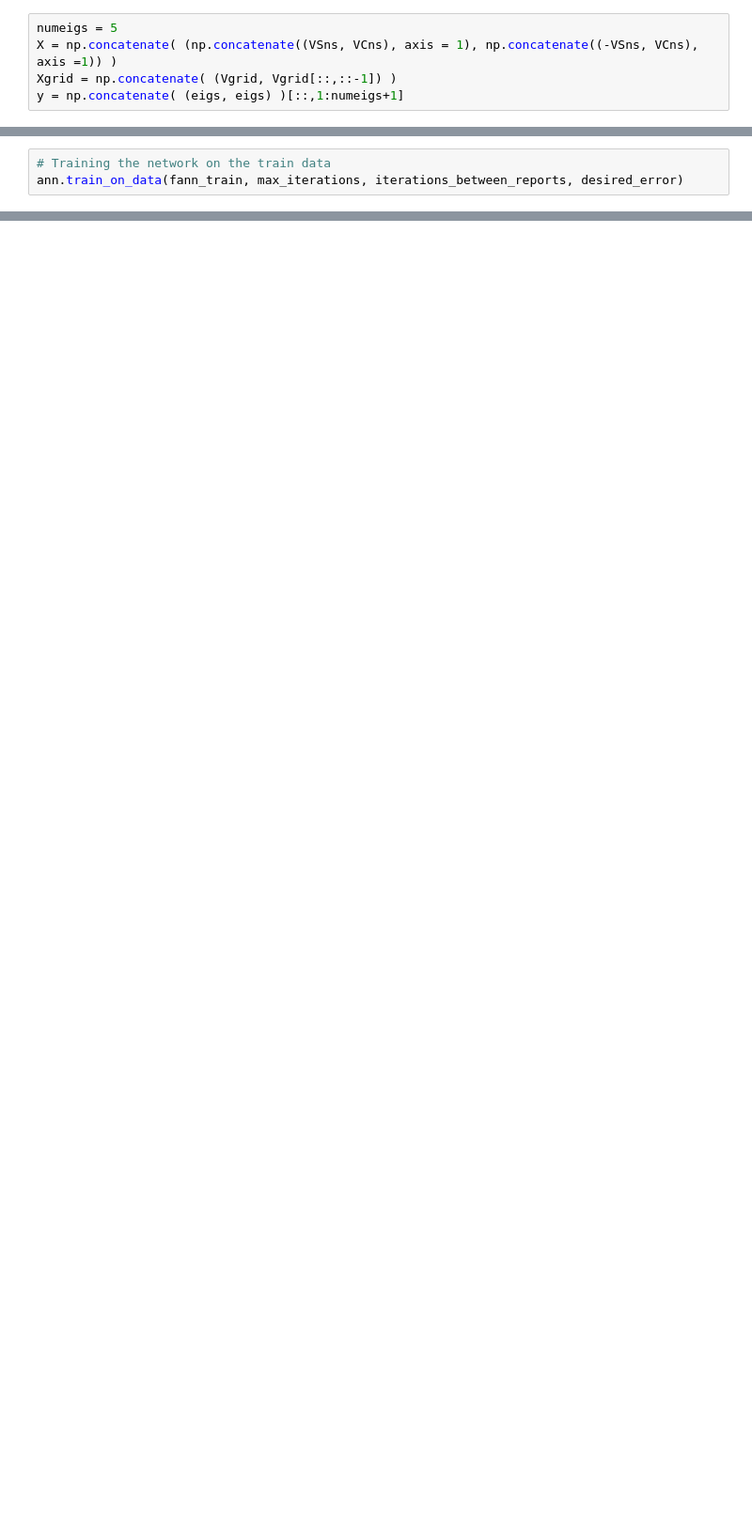
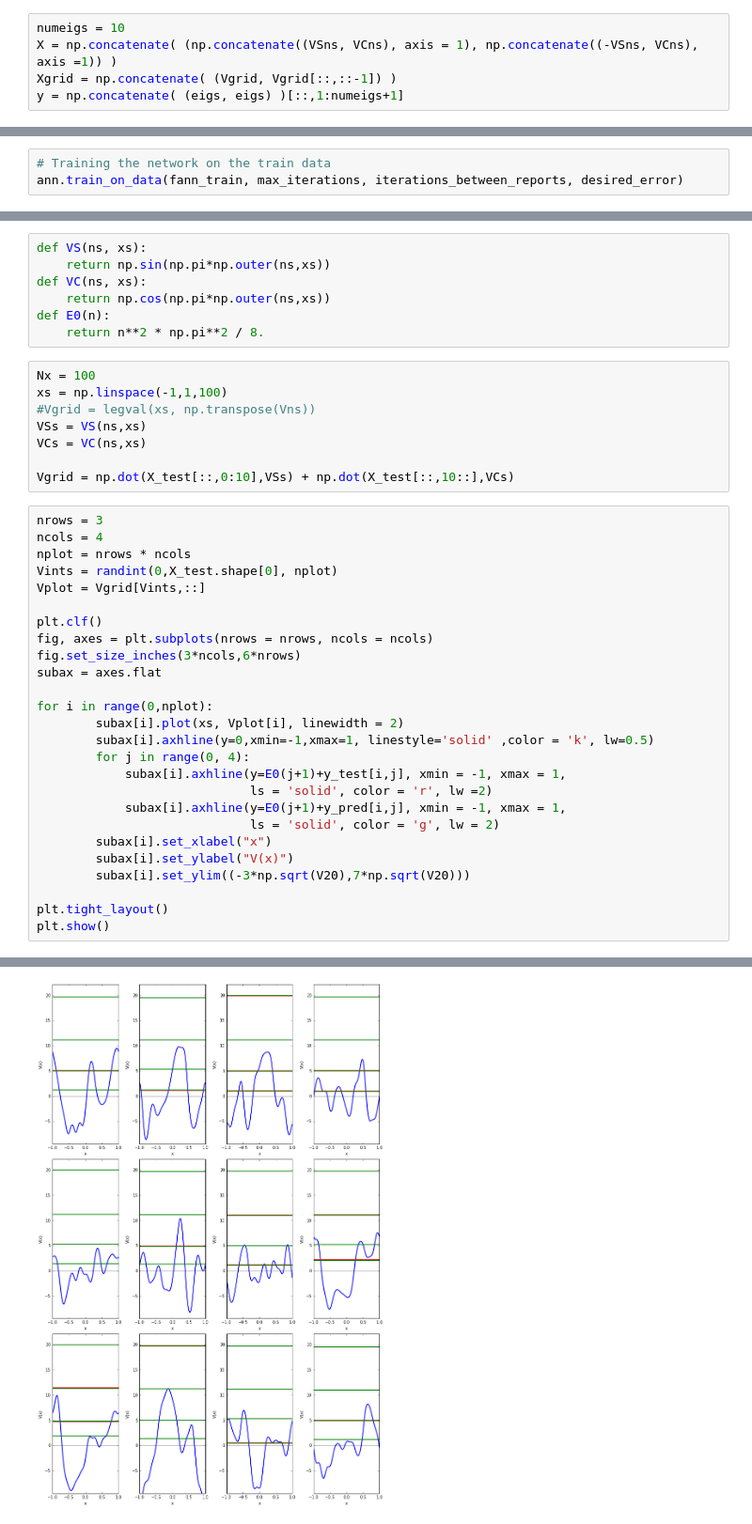
Before and after one commit to dhudsmith/qmnnet, a Jupyter notebook: jupyter/learn.ipynb, the cells around one changed output, grey strips where cells are left out. Shown: that part at 94% size. Cells and saved outputs as stored; diff of their text form; blank space fills up the shorter version.

```diff
--- a/jupyter/learn.ipynb
+++ b/jupyter/learn.ipynb
@@ -65,5 +65,5 @@ print(Vgrid.shape)
 # %%
-numeigs = 5
+numeigs = 10
 X = np.concatenate( (np.concatenate((VSns, VCns), axis = 1), np.concatenate((-VSns, VCns), axis =1)) )
 Xgrid = np.concatenate( (Vgrid, Vgrid[::,::-1]) )
 y = np.concatenate( (eigs, eigs) )[::,1:numeigs+1]
@@ -148,0 +147,42 @@ np.mean(y_err_out, axis = 0)
+# %%
+def VS(ns, xs):
+    return np.sin(np.pi*np.outer(ns,xs))
+def VC(ns, xs):
+    return np.cos(np.pi*np.outer(ns,xs))
+def E0(n):
+    return n**2 * np.pi**2 / 8.
+# %%
+Nx = 100
+xs = np.linspace(-1,1,100)
+#Vgrid = legval(xs, np.transpose(Vns))
+VSs = VS(ns,xs)
+VCs = VC(ns,xs)
+
+Vgrid = np.dot(X_test[::,0:10],VSs) + np.dot(X_test[::,10::],VCs)
+# %%
+nrows = 3
+ncols = 4
+nplot = nrows * ncols
+Vints = randint(0,X_test.shape[0], nplot)
+Vplot = Vgrid[Vints,::]
+
+plt.clf()
+fig, axes = plt.subplots(nrows = nrows, ncols = ncols)
+fig.set_size_inches(3*ncols,6*nrows)
+subax = axes.flat
+
+for i in range(0,nplot):
+        subax[i].plot(xs, Vplot[i], linewidth = 2)
+        subax[i].axhline(y=0,xmin=-1,xmax=1, linestyle='solid' ,color = 'k', lw=0.5)
+        for j in range(0, 4):
+            subax[i].axhline(y=E0(j+1)+y_test[i,j], xmin = -1, xmax = 1,
+                             ls = 'solid', color = 'r', lw =2)
+            subax[i].axhline(y=E0(j+1)+y_pred[i,j], xmin = -1, xmax = 1,
+                             ls = 'solid', color = 'g', lw = 2)
+        subax[i].set_xlabel("x")
+        subax[i].set_ylabel("V(x)")
+        subax[i].set_ylim((-3*np.sqrt(V20),7*np.sqrt(V20)))
+
+plt.tight_layout()
+plt.show()
+# %% [output]
@@ -148,0 +190 @@ np.mean(y_err_out, axis = 0)
+[figure, added]
```
Also changed, not shown: parts of 15 cells of this notebook.
